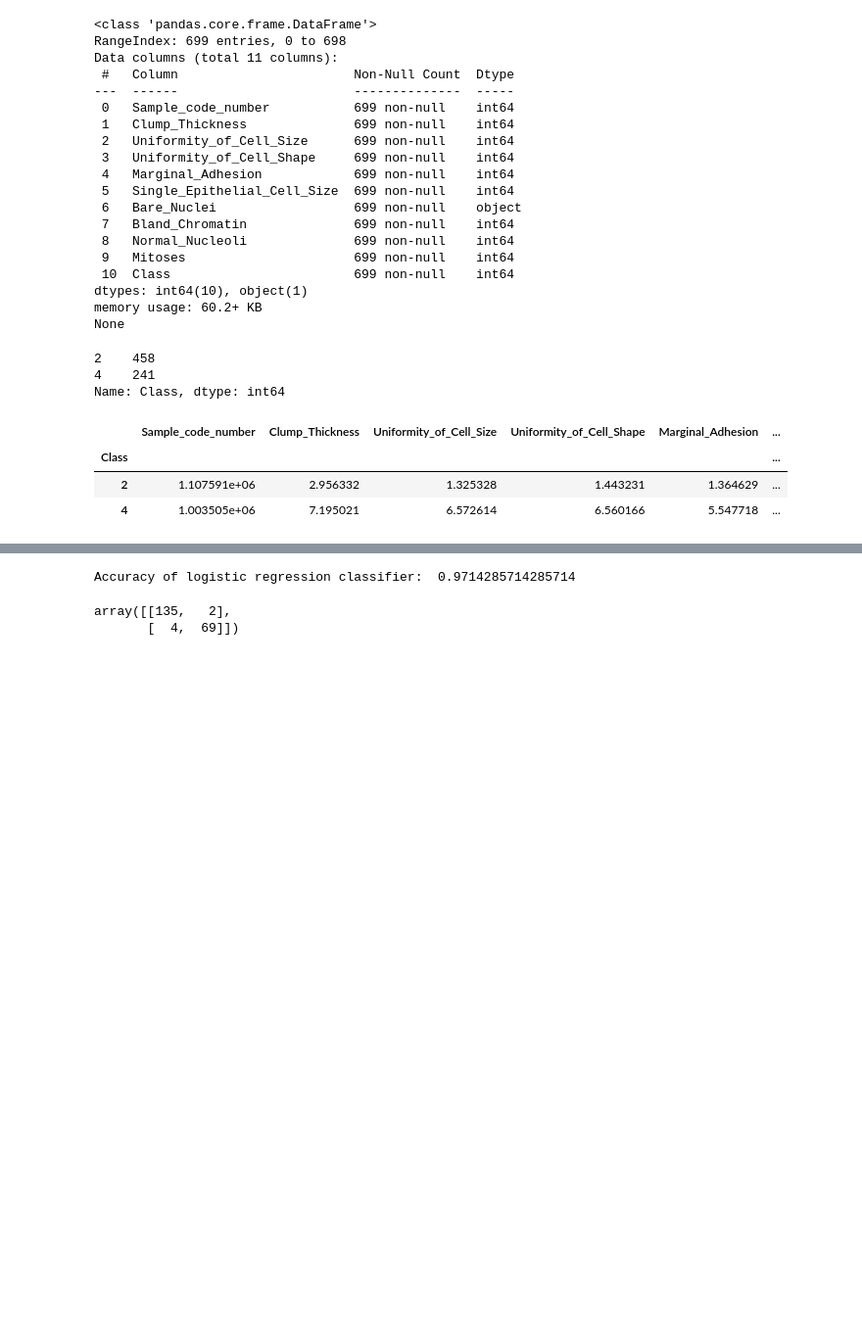
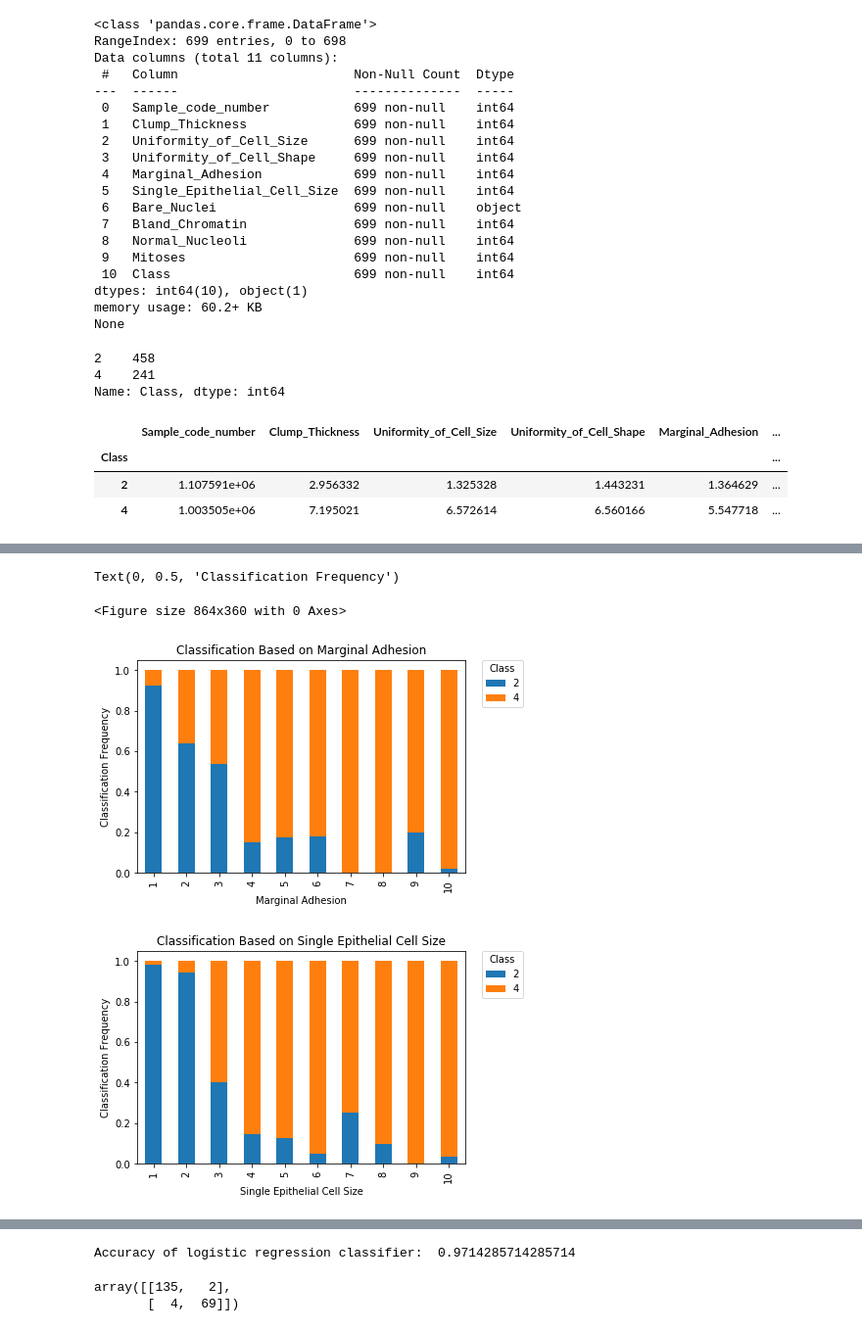
Before and after one commit to PhathuAuti/logreg_cancer, a Jupyter notebook: Predict Breast Cancer.ipynb, the cells around one changed output, grey strips where cells are left out. Shown at 98% size. Drawn from its saved outputs; the diff is of its cells as text; code cells hidden in the pictures; blank space fills up the shorter version.

```diff
--- a/Predict Breast Cancer.ipynb
+++ b/Predict Breast Cancer.ipynb
@@ -120,0 +144,21 @@ fig.show()
+# %%
+table5 = pd.crosstab(cancer["Marginal_Adhesion"], cancer["Class"])
+table6 = pd.crosstab(cancer["Single_Epithelial_Cell_Size"], cancer["Class"])
+
+fig, ax = plt.subplots(1, 0, figsize = (12, 5))
+table5.div(table5.sum(1).astype(float), axis = 0).plot(kind = 'bar', stacked = True)
+plt.legend(title = 'Class', bbox_to_anchor = (1.05, 1), loc = 2, borderaxespad = 0.)
+plt.title("Classification Based on Marginal Adhesion")
+plt.xlabel('Marginal Adhesion')
+plt.ylabel('Classification Frequency')
+
+table6.div(table6.sum(1).astype(float), axis = 0).plot(kind = 'bar', stacked = True)
+plt.legend(title = 'Class', bbox_to_anchor = (1.05, 1), loc = 2, borderaxespad = 0.)
+plt.title("Classification Based on Single Epithelial Cell Size")
+plt.xlabel('Single Epithelial Cell Size')
+plt.ylabel('Classification Frequency')
+# %% [output]
+Text(0, 0.5, 'Classification Frequency')
+<Figure size 864x360 with 0 Axes>
+[figure, added]
+[figure, added]
```
Also changed, not shown: parts of 11 cells of this notebook.
